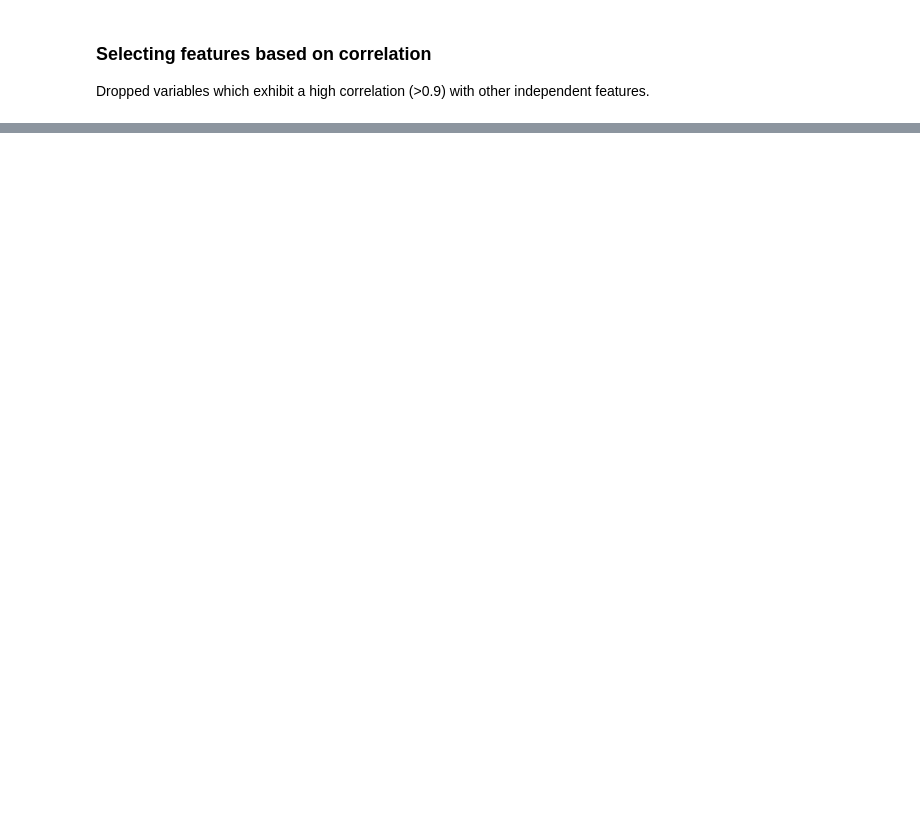
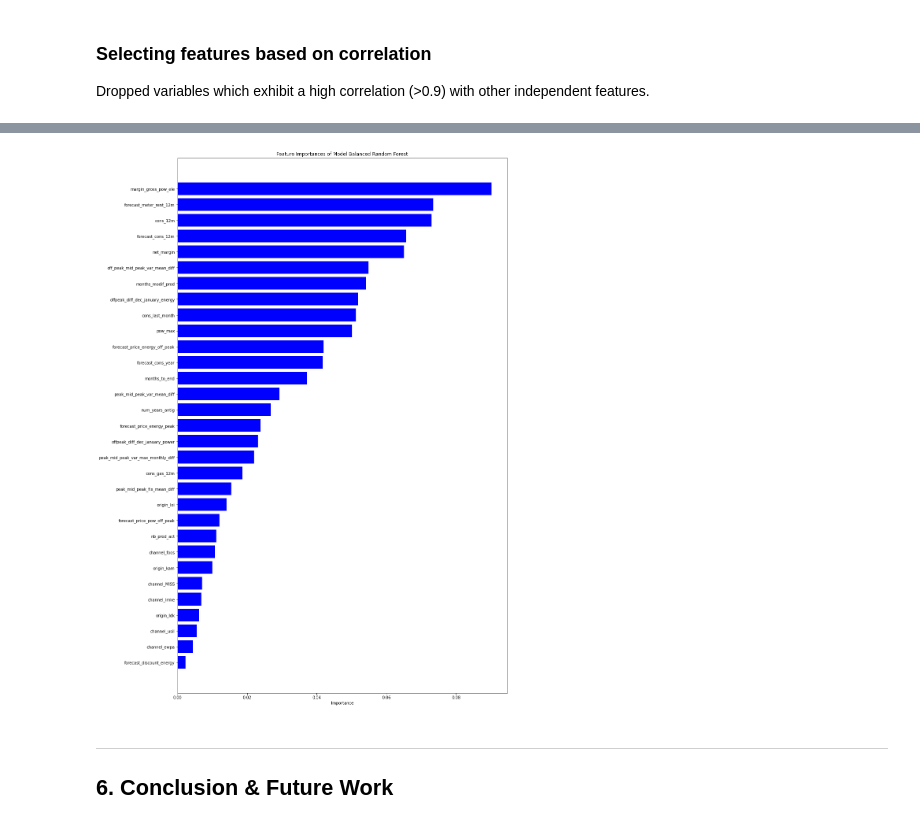
Before and after one commit to Chuhan-Peng/BCG-Internship, a Jupyter notebook: Feature Engineering and Modelling.ipynb, the cells around one changed output, grey strips where cells are left out. Saved outputs shown, nothing was run; the diff lists cells and outputs as text; code cells hidden in the pictures; blank space fills up the shorter version.

```diff
--- a/Feature Engineering and Modelling.ipynb
+++ b/Feature Engineering and Modelling.ipynb
@@ -589,0 +600,22 @@ Hence future work includes:
+# %%
+seconds ={}
+accuracy_test={}
+precision_test = {}
+roc_test = {}
+recall_test = {}
+f1_test = {}
+
+for model_name, model in zip(classifier_names, best_classifiers):
+    start = datetime.now()
+    model.fit(X_train, y_train)
+    y_predictions= model.predict(X_test)
+    end = datetime.now()
+
+    seconds[model_name] = (end-start).total_seconds()
+    accuracy_test[model_name]= metrics.accuracy_score(y_test, y_predictions).round(4)
+    precision_test[model_name] = metrics.precision_score(y_test, y_predictions).round(4)
+    recall_test[model_name] = metrics.recall_score(y_test, y_predictions).round(4)
+    f1_test[model_name] = metrics.f1_score(y_test, y_predictions).round(4)
+    roc_test[model_name] = metrics.roc_auc_score(y_test, y_predictions).round(4)
+
+    scores = pd.DataFrame([accuracy_test, precision_test, recall_test, f1_test, roc_test, seconds], index= ["accuracy_test", "precision_test", "recall_test", "f1_test", "roc_test", "seconds"]).T
@@ -589,0 +644,17 @@ Hence future work includes:
+# %%
+feature_importances_BRF = pd.DataFrame({
+    'features': X_train.columns,
+    'importance': best_classifiers[1].feature_importances_
+}).sort_values(by='importance', ascending=True).reset_index()
+# %%
+plt.figure(figsize=(15, 25))
+plt.title('Feature Importances of Model Balanced Random Forest')
+plt.barh(range(len(feature_importances_BRF)), feature_importances_BRF['importance'], color='b', align='center')
+plt.yticks(range(len(feature_importances_BRF)), feature_importances_BRF['features'])
+plt.xlabel('Importance')
+plt.show()
+# %% [output]
+[figure, added]
+# %% [markdown]
+---
+## 6. Conclusion & Future Work
```
Also changed, not shown: parts of 61 cells of this notebook.
